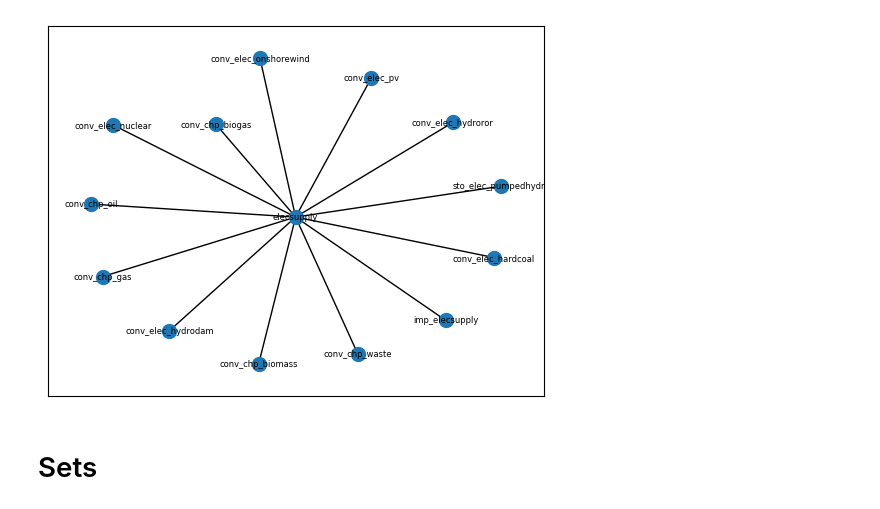
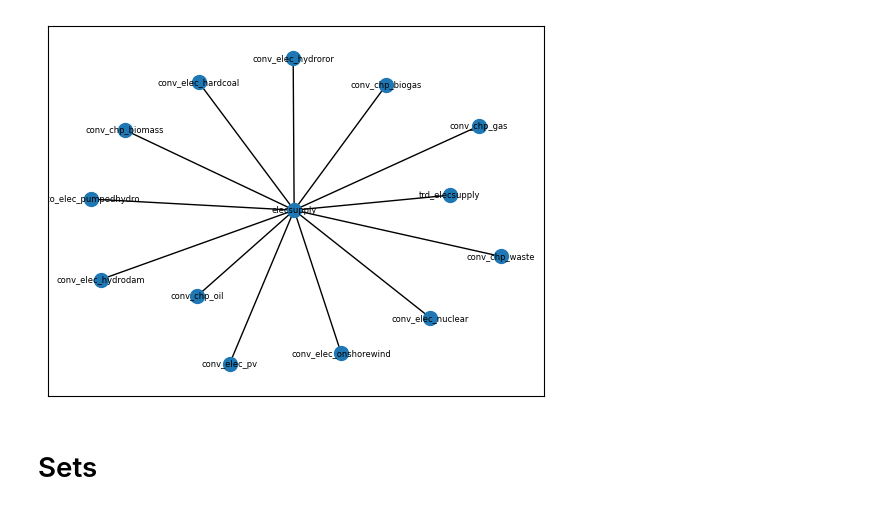
Before and after one commit to irm-codebase/RESTORE, a Jupyter notebook: restore_v1.ipynb, the cells around one changed output. Saved outputs shown, nothing was run; the diff lists cells and outputs as text; code cells hidden in the pictures.

```diff
--- a/restore_v1.ipynb
+++ b/restore_v1.ipynb
@@ -31,14 +37,14 @@ restore_plots.plot_io_network(in_df, out_df)
 # %%
 # Show network complexity of regular D-EXPANSE
 dxp_tech = ["conv_chp_biogas","conv_chp_biomass","conv_chp_gas","conv_chp_oil","conv_chp_waste",
             "conv_elec_hardcoal","conv_elec_hydrodam","conv_elec_hydroror","conv_elec_nuclear",
-            "conv_elec_onshorewind","conv_elec_pv","sto_elec_pumpedhydro", "imp_elecsupply"]
+            "conv_elec_onshorewind","conv_elec_pv","sto_elec_pumpedhydro", "trd_elecsupply"]
 dxp_flow = ["elecsupply"]
 
 dxp_in_df = data_handler.io_cnf["input_eff"].droplevel(0).loc[dxp_tech, dxp_flow]
 dxp_out_df = data_handler.io_cnf["output_eff"].droplevel(0).loc[dxp_tech, dxp_flow]
 restore_plots.plot_io_network(dxp_in_df, dxp_out_df)
 # %% [output]
-[figure, old version]
+[figure, new version]
 # %%
 # Configuration
```
Also changed, not shown: parts of 55 cells of this notebook, 6 other files.
